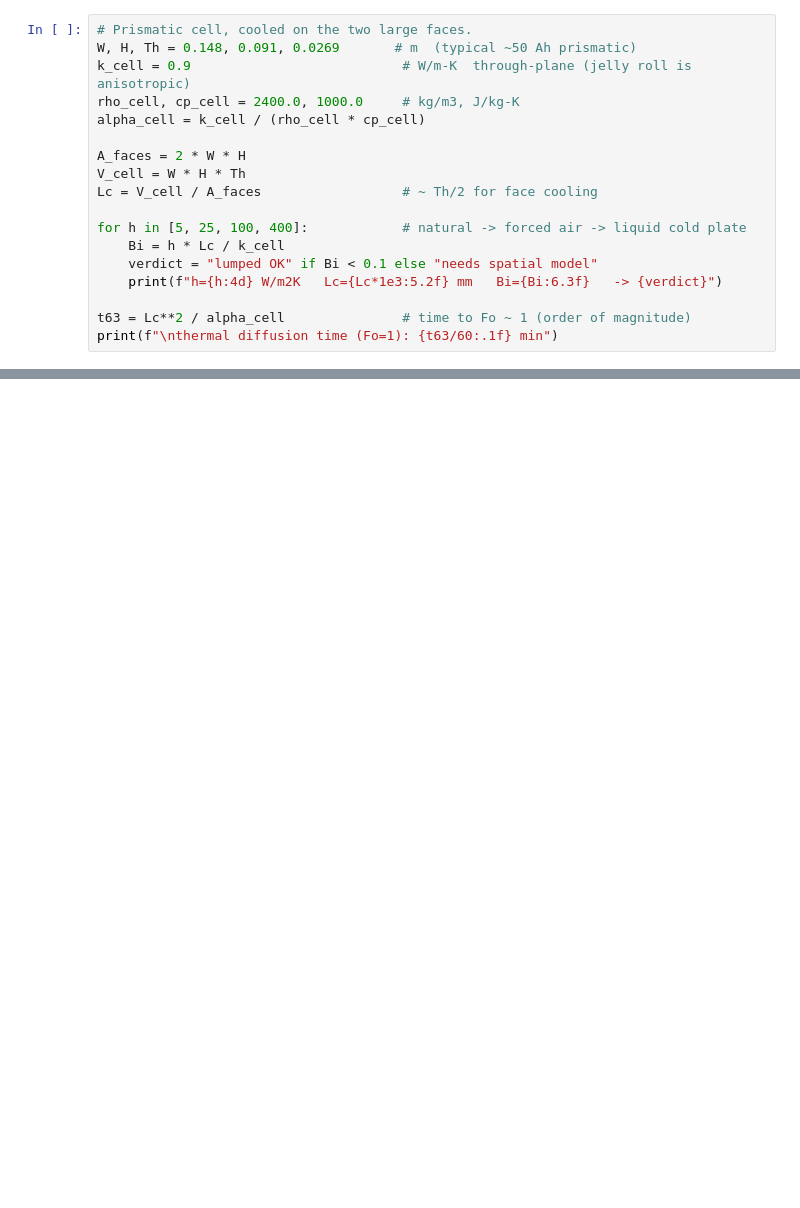
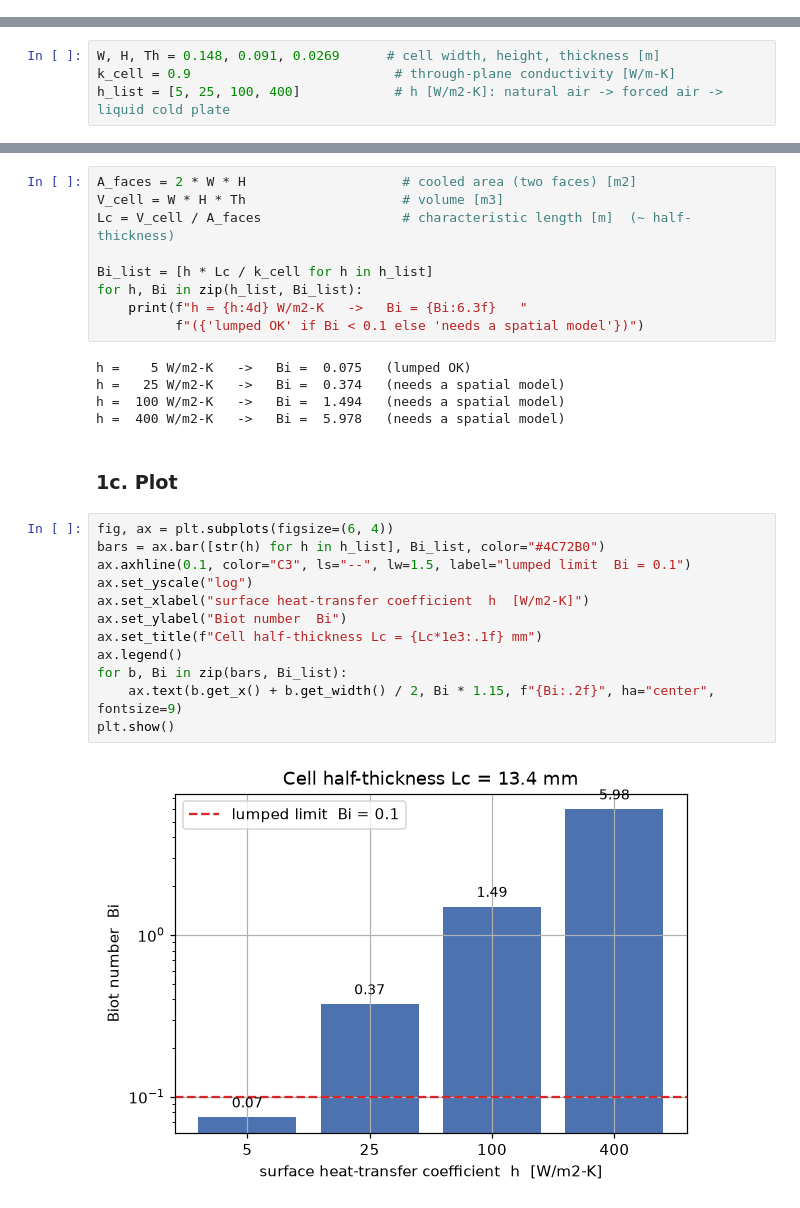
Before and after one commit to maheswaran-pasupathi/ai-thermal-fluids, a Jupyter notebook: notebooks/fundamentals.ipynb, the cells around one changed output, grey strips where cells are left out. Drawn from its saved outputs; the diff is of its cells as text; blank space fills up the shorter version.

```diff
--- a/notebooks/fundamentals.ipynb
+++ b/notebooks/fundamentals.ipynb
@@ -30,18 +0,0 @@ for a prismatic battery cell cooled on its faces.
-# %%
-# Prismatic cell, cooled on the two large faces.
-W, H, Th = 0.148, 0.091, 0.0269       # m  (typical ~50 Ah prismatic)
-k_cell = 0.9                           # W/m-K  through-plane (jelly roll is anisotropic)
-rho_cell, cp_cell = 2400.0, 1000.0     # kg/m3, J/kg-K
-alpha_cell = k_cell / (rho_cell * cp_cell)
-
-A_faces = 2 * W * H
-V_cell = W * H * Th
-Lc = V_cell / A_faces                  # ~ Th/2 for face cooling
-
-for h in [5, 25, 100, 400]:            # natural -> forced air -> liquid cold plate
-    Bi = h * Lc / k_cell
-    verdict = "lumped OK" if Bi < 0.1 else "needs spatial model"
-    print(f"h={h:4d} W/m2K   Lc={Lc*1e3:5.2f} mm   Bi={Bi:6.3f}   -> {verdict}")
-
-t63 = Lc**2 / alpha_cell               # time to Fo ~ 1 (order of magnitude)
-print(f"\nthermal diffusion time (Fo=1): {t63/60:.1f} min")
@@ -234,0 +43,4 @@ reproduces a case with a known answer.
+# %%
+W, H, Th = 0.148, 0.091, 0.0269      # cell width, height, thickness [m]
+k_cell = 0.9                          # through-plane conductivity [W/m-K]
+h_list = [5, 25, 100, 400]            # h [W/m2-K]: natural air -> forced air -> liquid cold plate
@@ -234,0 +49,30 @@ reproduces a case with a known answer.
+# %%
+A_faces = 2 * W * H                    # cooled area (two faces) [m2]
+V_cell = W * H * Th                    # volume [m3]
+Lc = V_cell / A_faces                  # characteristic length [m]  (~ half-thickness)
+
+Bi_list = [h * Lc / k_cell for h in h_list]
+for h, Bi in zip(h_list, Bi_list):
+    print(f"h = {h:4d} W/m2-K   ->   Bi = {Bi:6.3f}   "
+          f"({'lumped OK' if Bi < 0.1 else 'needs a spatial model'})")
+# %% [output]
+h =    5 W/m2-K   ->   Bi =  0.075   (lumped OK)
+h =   25 W/m2-K   ->   Bi =  0.374   (needs a spatial model)
+h =  100 W/m2-K   ->   Bi =  1.494   (needs a spatial model)
+h =  400 W/m2-K   ->   Bi =  5.978   (needs a spatial model)
+# %% [markdown]
+### 1c. Plot
+# %%
+fig, ax = plt.subplots(figsize=(6, 4))
+bars = ax.bar([str(h) for h in h_list], Bi_list, color="#4C72B0")
+ax.axhline(0.1, color="C3", ls="--", lw=1.5, label="lumped limit  Bi = 0.1")
+ax.set_yscale("log")
+ax.set_xlabel("surface heat-transfer coefficient  h  [W/m2-K]")
+ax.set_ylabel("Biot number  Bi")
+ax.set_title(f"Cell half-thickness Lc = {Lc*1e3:.1f} mm")
+ax.legend()
+for b, Bi in zip(bars, Bi_list):
+    ax.text(b.get_x() + b.get_width() / 2, Bi * 1.15, f"{Bi:.2f}", ha="center", fontsize=9)
+plt.show()
+# %% [output]
+[figure, added]
```
Also changed, not shown: parts of 82 cells of this notebook, 3 other files.
